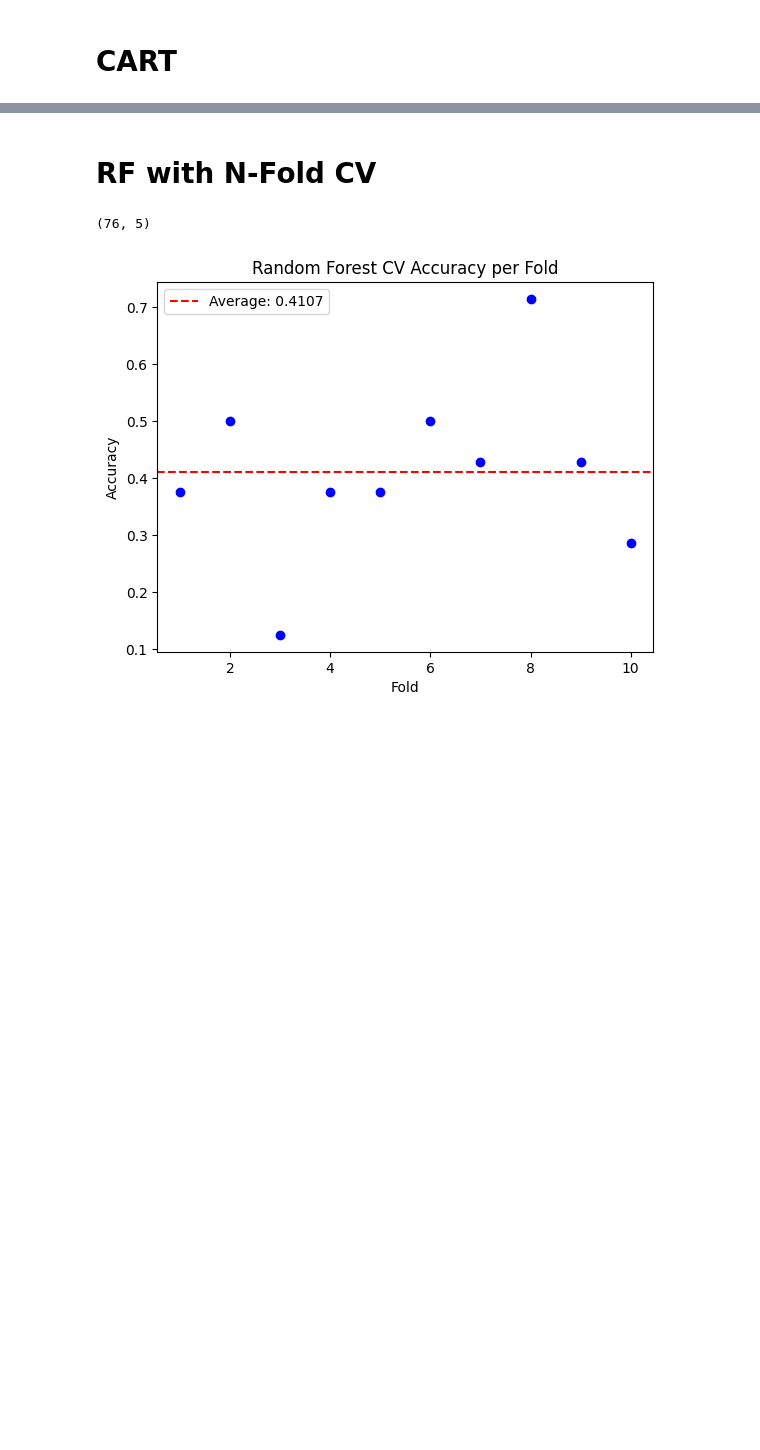
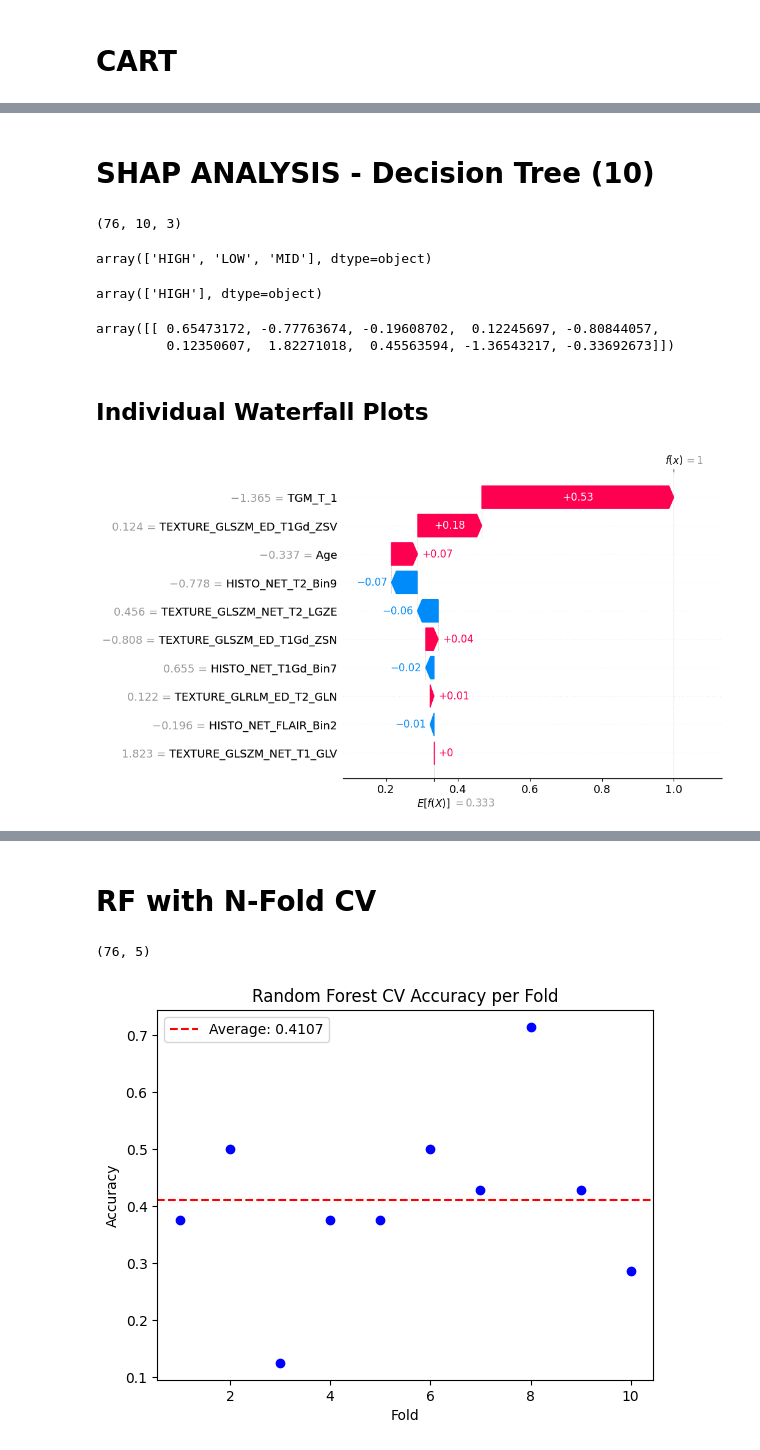
Before and after one commit to hansa31/GBM-analysis, a Jupyter notebook: Models.ipynb, the cells around one changed output, grey strips where cells are left out. Cells and saved outputs as stored; diff of their text form; code cells hidden in the pictures; blank space fills up the shorter version.

```diff
--- a/Models.ipynb
+++ b/Models.ipynb
@@ -334,0 +457,33 @@ graph
+# %% [markdown]
+# SHAP ANALYSIS - Decision Tree (10)
+# %%
+model_shap = models_list[6]
+#Get shap values
+explainer = shap.Explainer(model_shap,feature_names=valid_columns)
+shap_values= explainer(selected_values)
+
+print(np.shape(shap_values))
+# %% [output]
+(76, 10, 3)
+# %%
+model_shap.classes_
+# %% [output]
+array(['HIGH', 'LOW', 'MID'], dtype=object)
+# %%
+model_shap.predict(selected_values[0,:].reshape(1,-1))
+# %% [output]
+array(['HIGH'], dtype=object)
+# %%
+selected_values[0,:].reshape(1,-1)
+# %% [output]
+array([[ 0.65473172, -0.77763674, -0.19608702,  0.12245697, -0.80844057,
+         0.12350607,  1.82271018,  0.45563594, -1.36543217, -0.33692673]])
+# %% [markdown]
+## Individual Waterfall Plots
+# %%
+# waterfall plot for class 0 - HIGH
+shap.plots.waterfall(shap_values[0,:,0])
+
+# this prediction is actually high
+# %% [output]
+[figure, added]
```
Also changed, not shown: parts of 46 cells of this notebook.
